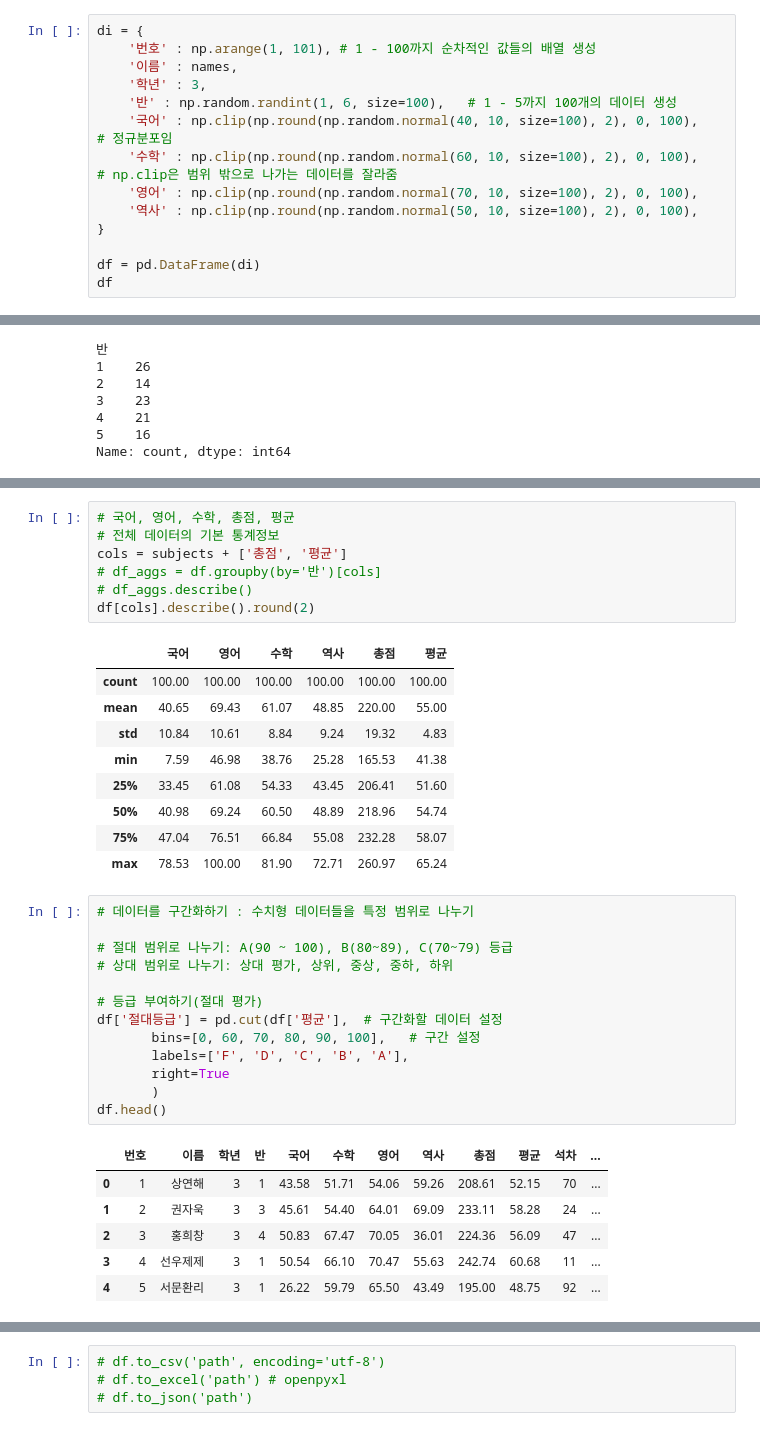
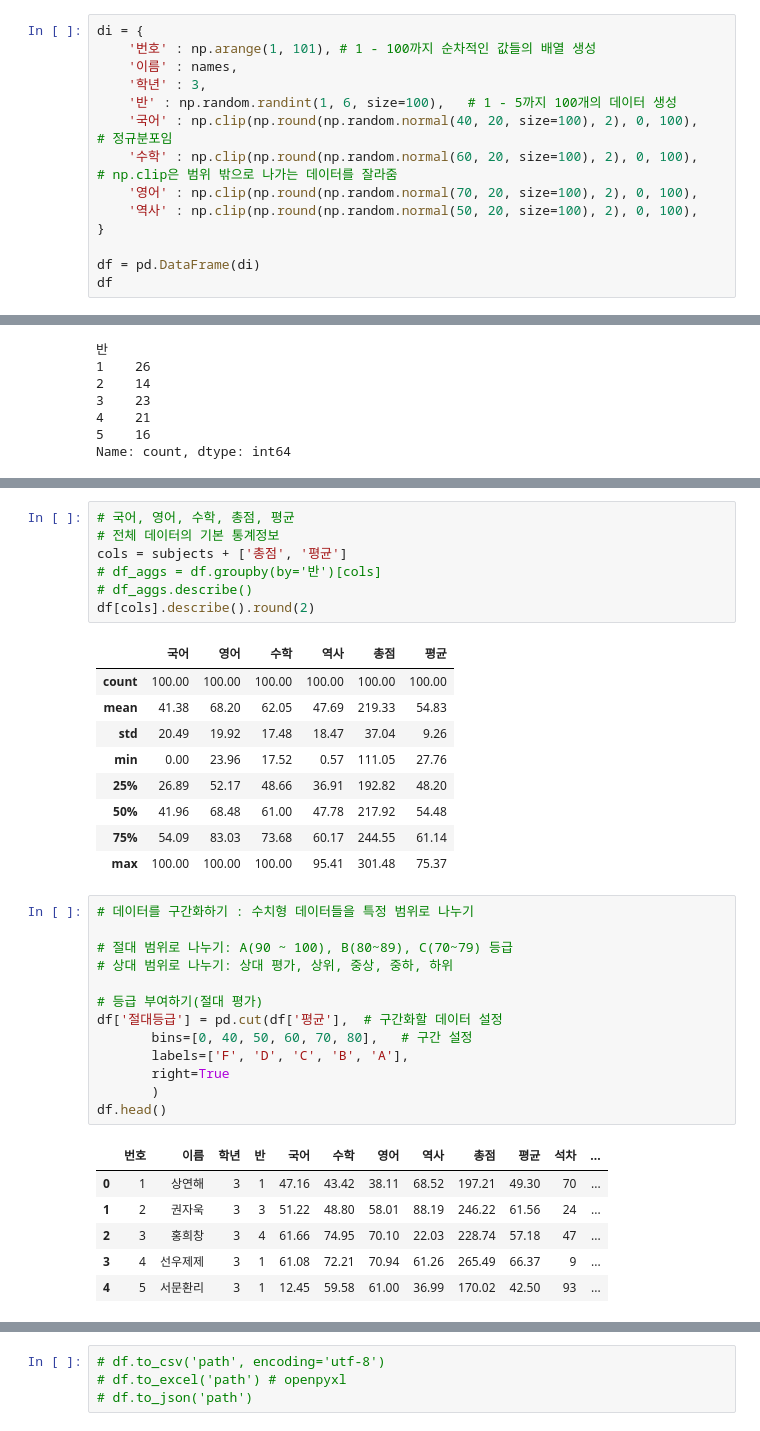
Before and after one commit to jayfromkorea/AICE, a Jupyter notebook: AICE/score_test.ipynb, the cells around one changed output, grey strips where cells are left out. Cells and saved outputs as stored; diff of their text form.

```diff
--- a/AICE/score_test.ipynb
+++ b/AICE/score_test.ipynb
@@ -50,10 +50,10 @@ di = {
     '이름' : names,
     '학년' : 3,
     '반' : np.random.randint(1, 6, size=100),   # 1 - 5까지 100개의 데이터 생성
-    '국어' : np.clip(np.round(np.random.normal(40, 10, size=100), 2), 0, 100),    # 정규분포임
-    '수학' : np.clip(np.round(np.random.normal(60, 10, size=100), 2), 0, 100),    # np.clip은 범위 밖으로 나가는 데이터를 잘라줌
-    '영어' : np.clip(np.round(np.random.normal(70, 10, size=100), 2), 0, 100),
-    '역사' : np.clip(np.round(np.random.normal(50, 10, size=100), 2), 0, 100),
+    '국어' : np.clip(np.round(np.random.normal(40, 20, size=100), 2), 0, 100),    # 정규분포임
+    '수학' : np.clip(np.round(np.random.normal(60, 20, size=100), 2), 0, 100),    # np.clip은 범위 밖으로 나가는 데이터를 잘라줌
+    '영어' : np.clip(np.round(np.random.normal(70, 20, size=100), 2), 0, 100),
+    '역사' : np.clip(np.round(np.random.normal(50, 20, size=100), 2), 0, 100),
 }
 
 df = pd.DataFrame(di)
@@ -247,33 +251,33 @@ df[cols].describe().round(2)
 # %% [output]
 |  | 국어 | 영어 | 수학 | 역사 | 총점 | 평균 |
 | count | 100.00 | 100.00 | 100.00 | 100.00 | 100.00 | 100.00 |
-| mean | 40.65 | 69.43 | 61.07 | 48.85 | 220.00 | 55.00 |
-| std | 10.84 | 10.61 | 8.84 | 9.24 | 19.32 | 4.83 |
-| min | 7.59 | 46.98 | 38.76 | 25.28 | 165.53 | 41.38 |
-| 25% | 33.45 | 61.08 | 54.33 | 43.45 | 206.41 | 51.60 |
-| 50% | 40.98 | 69.24 | 60.50 | 48.89 | 218.96 | 54.74 |
-| 75% | 47.04 | 76.51 | 66.84 | 55.08 | 232.28 | 58.07 |
-| max | 78.53 | 100.00 | 81.90 | 72.71 | 260.97 | 65.24 |
+| mean | 41.38 | 68.20 | 62.05 | 47.69 | 219.33 | 54.83 |
+| std | 20.49 | 19.92 | 17.48 | 18.47 | 37.04 | 9.26 |
+| min | 0.00 | 23.96 | 17.52 | 0.57 | 111.05 | 27.76 |
+| 25% | 26.89 | 52.17 | 48.66 | 36.91 | 192.82 | 48.20 |
+| 50% | 41.96 | 68.48 | 61.00 | 47.78 | 217.92 | 54.48 |
+| 75% | 54.09 | 83.03 | 73.68 | 60.17 | 244.55 | 61.14 |
+| max | 100.00 | 100.00 | 100.00 | 95.41 | 301.48 | 75.37 |
 # %%
 # 데이터를 구간화하기 : 수치형 데이터들을 특정 범위로 나누기
 
 # 절대 범위로 나누기: A(90 ~ 100), B(80~89), C(70~79) 등급
 # 상대 범위로 나누기: 상대 평가, 상위, 중상, 중하, 하위
 
 # 등급 부여하기(절대 평가)
 df['절대등급'] = pd.cut(df['평균'],  # 구간화할 데이터 설정
-       bins=[0, 60, 70, 80, 90, 100],   # 구간 설정
+       bins=[0, 40, 50, 60, 70, 80],   # 구간 설정
        labels=['F', 'D', 'C', 'B', 'A'],
        right=True
        )
 df.head()
 # %% [output]
 |  | 번호 | 이름 | 학년 | 반 | 국어 | 수학 | 영어 | 역사 | 총점 | 평균 | 석차 | ... |
-| 0 | 1 | 상연해 | 3 | 1 | 43.58 | 51.71 | 54.06 | 59.26 | 208.61 | 52.15 | 70 | ... |
-| 1 | 2 | 권자욱 | 3 | 3 | 45.61 | 54.40 | 64.01 | 69.09 | 233.11 | 58.28 | 24 | ... |
-| 2 | 3 | 홍희창 | 3 | 4 | 50.83 | 67.47 | 70.05 | 36.01 | 224.36 | 56.09 | 47 | ... |
-| 3 | 4 | 선우제제 | 3 | 1 | 50.54 | 66.10 | 70.47 | 55.63 | 242.74 | 60.68 | 11 | ... |
-| 4 | 5 | 서문환리 | 3 | 1 | 26.22 | 59.79 | 65.50 | 43.49 | 195.00 | 48.75 | 92 | ... |
+| 0 | 1 | 상연해 | 3 | 1 | 47.16 | 43.42 | 38.11 | 68.52 | 197.21 | 49.30 | 70 | ... |
+| 1 | 2 | 권자욱 | 3 | 3 | 51.22 | 48.80 | 58.01 | 88.19 | 246.22 | 61.56 | 24 | ... |
+| 2 | 3 | 홍희창 | 3 | 4 | 61.66 | 74.95 | 70.10 | 22.03 | 228.74 | 57.18 | 47 | ... |
+| 3 | 4 | 선우제제 | 3 | 1 | 61.08 | 72.21 | 70.94 | 61.26 | 265.49 | 66.37 | 9 | ... |
+| 4 | 5 | 서문환리 | 3 | 1 | 12.45 | 59.58 | 61.00 | 36.99 | 170.02 | 42.50 | 93 | ... |
 # %%
 # 상대 구간 나누기(상대 평가) AICE 시험에 나올 수 있음!!!!!
 df['상대등급'] = pd.qcut(df['총점'], # 구간화할 데이터
```
Also changed, not shown: parts of 35 cells of this notebook, 1 other file.
